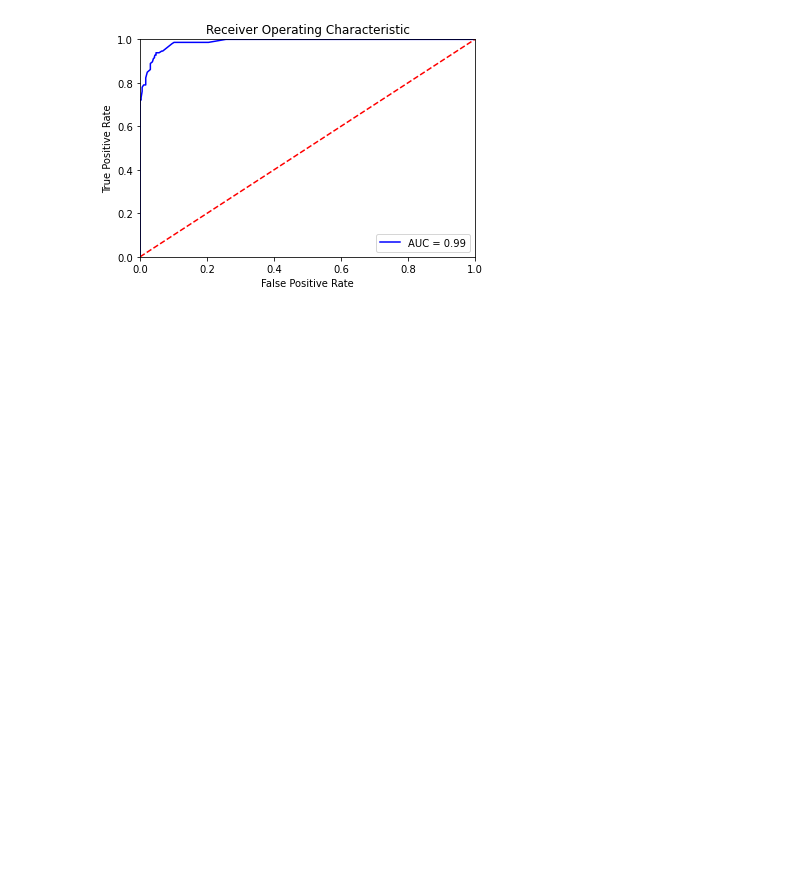
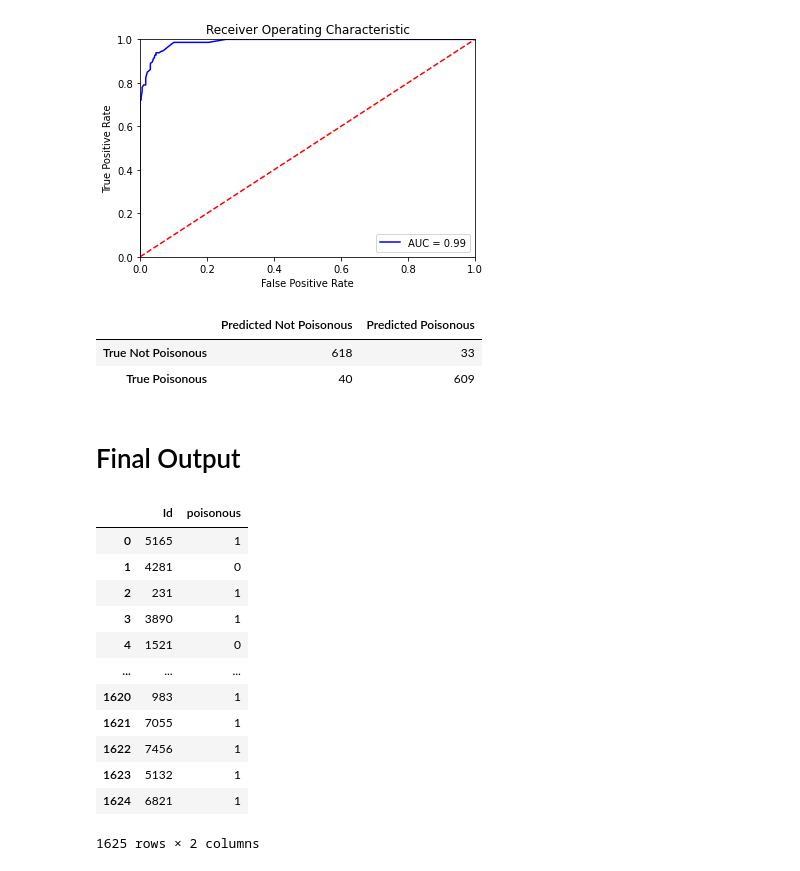
Before and after one commit to tobiasaurer/mushroom-classifier, a Jupyter notebook: mushrooms.ipynb, the cells around one changed output. Saved outputs shown, nothing was run; the diff lists cells and outputs as text; code cells hidden in the pictures; blank space fills up the shorter version.

```diff
--- a/mushrooms.ipynb
+++ b/mushrooms.ipynb
@@ -95,10 +95,16 @@ preprocessor = Pipeline(steps= [
     ])
 # %% [markdown]
 ## Apply pipe to data
+# %%
+X.drop('Id', axis=1, inplace = True)
+X_test_final = mushrooms_test.drop(['Id'], axis=1)
 # %%
 X = pd.DataFrame.sparse.from_spmatrix(preprocessor.fit_transform(X))
 
 X_train, X_test, y_train, y_test = train_test_split(X, y, test_size=0.2, random_state=1337)
+
+# apply to test data
+X_test_final = pd.DataFrame.sparse.from_spmatrix(preprocessor.fit_transform(X_test_final))
 # %% [markdown]
 # Functions
 # %% [markdown]
@@ -133,11 +140,13 @@ def get_confusion_matrix(y_test, y_pred_test):
 # Random Forest
 # %%
 random_forest = RandomForestClassifier(random_state=1337)
-random_forest.fit(X_train, y_train)
+random_forest.fit(X, y)
 
 y_pred_train = random_forest.predict(X_train)
 y_pred_test = random_forest.predict(X_test)
 
+y_pred_final = random_forest.predict(X_test_final)
+
 print('Accuracy on train-set: ', accuracy_score(y_true = y_train, y_pred = y_pred_train))
 print('Accuracy on test-set: ', accuracy_score(y_true = y_test, y_pred = y_pred_test))
 # %% [output]
@@ -165,3 +174,31 @@ threshold_xgboost = plotAUROC(xgboost, X_test.to_numpy(), y_test.to_numpy())
 # %% [output]
 [figure]
 [figure]
+# %%
+get_confusion_matrix(y_test, y_pred_test)
+# %% [output]
+|  | Predicted Not Poisonous | Predicted Poisonous |
+| True Not Poisonous | 618 | 33 |
+| True Poisonous | 40 | 609 |
+# %% [markdown]
+# Final Output
+# %%
+(
+    mushrooms_test
+    .assign(poisonous=y_pred_final)
+    [['Id', 'poisonous']]
+    )
+# %% [output]
+|  | Id | poisonous |
+| 0 | 5165 | 1 |
+| 1 | 4281 | 0 |
+| 2 | 231 | 1 |
+| 3 | 3890 | 1 |
+| 4 | 1521 | 0 |
+| ... | ... | ... |
+| 1620 | 983 | 1 |
+| 1621 | 7055 | 1 |
+| 1622 | 7456 | 1 |
+| 1623 | 5132 | 1 |
+| 1624 | 6821 | 1 |
+1625 rows × 2 columns
```
Also changed, not shown: parts of 2 cells of this notebook, 1 other file.
